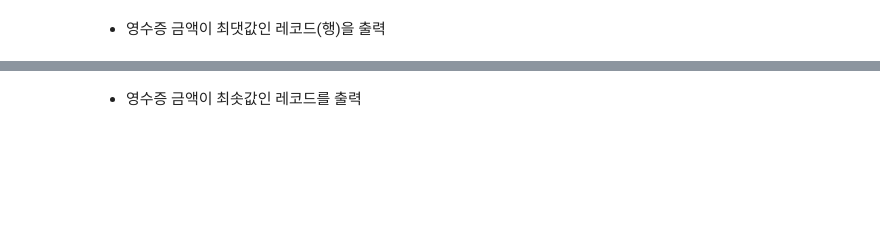
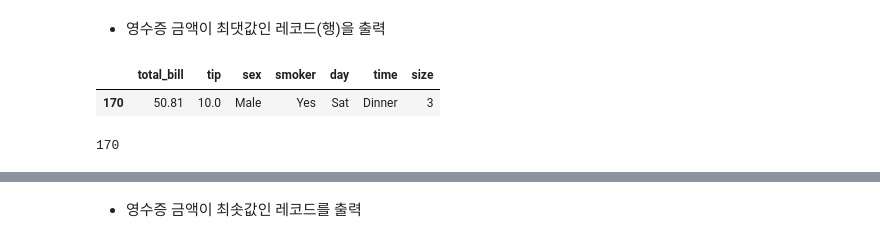
Before and after one commit to Siamesesam/202208_itw_java134_lab_python, a Jupyter notebook: py19_DataFrame.ipynb, the cells around one changed output, grey strips where cells are left out. Saved outputs shown, nothing was run; the diff lists cells and outputs as text; code cells hidden in the pictures; blank space fills up the shorter version.

```diff
--- a/py19_DataFrame.ipynb
+++ b/py19_DataFrame.ipynb
@@ -108,2 +144,11 @@ tips[['total_bill', 'tip', 'size']].describe()
 # %% [markdown]
 * 영수증 금액이 최댓값인 레코드(행)을 출력
+# %%
+tips[tips.total_bill == tips.total_bill.max()]
+# %% [output]
+|  | total_bill | tip | sex | smoker | day | time | size |
+| 170 | 50.81 | 10.0 | Male | Yes | Sat | Dinner | 3 |
+# %%
+tips.total_bill.argmax()  # 최댓값의 인덱스(int position)
+# %% [output]
+170
```
Also changed, not shown: parts of 21 cells of this notebook.
